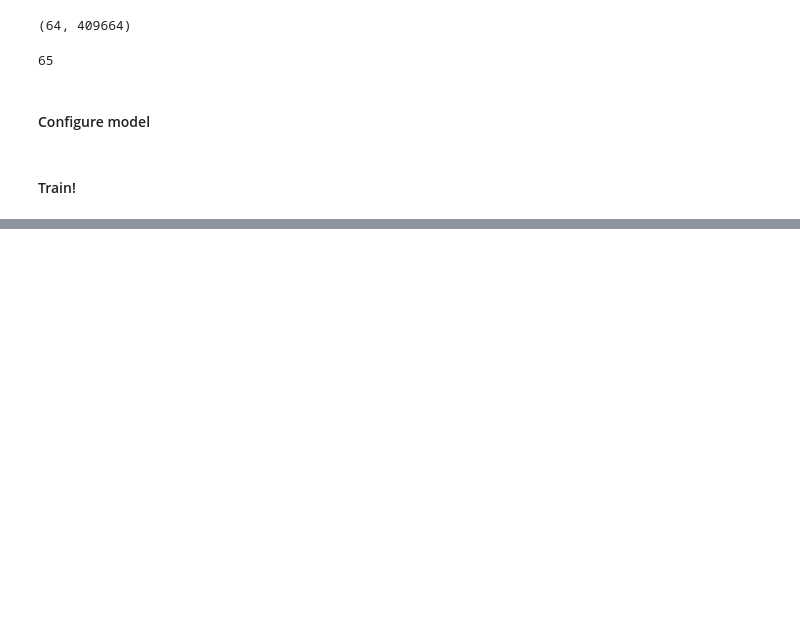
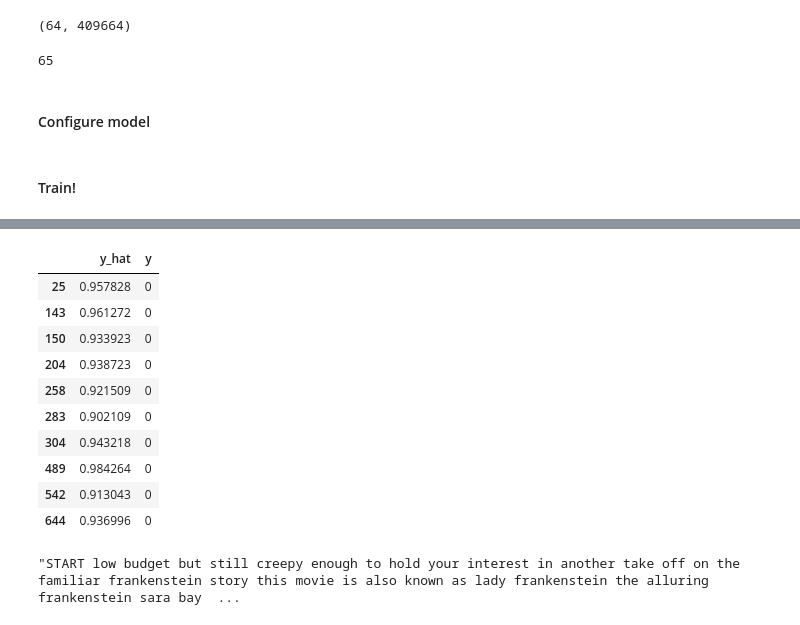
Before and after one commit to the-deep-learners/TensorFlow-LiveLessons, a Jupyter notebook: notebooks/dense_sentiment_classifier.ipynb, the cells around one changed output, grey strips where cells are left out. Saved outputs shown, nothing was run; the diff lists cells and outputs as text; code cells hidden in the pictures; blank space fills up the shorter version.

```diff
--- a/notebooks/dense_sentiment_classifier.ipynb
+++ b/notebooks/dense_sentiment_classifier.ipynb
@@ -247,0 +313,18 @@ Epoch 4/4
+# %%
+ydf[(ydf.y == 0) & (ydf.y_hat > 0.9)].head(10)
+# %% [output]
+|  | y_hat | y |
+| 25 | 0.957828 | 0 |
+| 143 | 0.961272 | 0 |
+| 150 | 0.933923 | 0 |
+| 204 | 0.938723 | 0 |
+| 258 | 0.921509 | 0 |
+| 283 | 0.902109 | 0 |
+| 304 | 0.943218 | 0 |
+| 489 | 0.984264 | 0 |
+| 542 | 0.913043 | 0 |
+| 644 | 0.936996 | 0 |
+# %%
+' '.join(index_word[id] for id in all_x_valid[489])
+# %% [output]
+"START low budget but still creepy enough to hold your interest in another take off on the familiar frankenstein story this movie is also known as lady frankenstein the alluring frankenstein sara bay  ...
```
Also changed, not shown: parts of 20 cells of this notebook, 5 other files.
